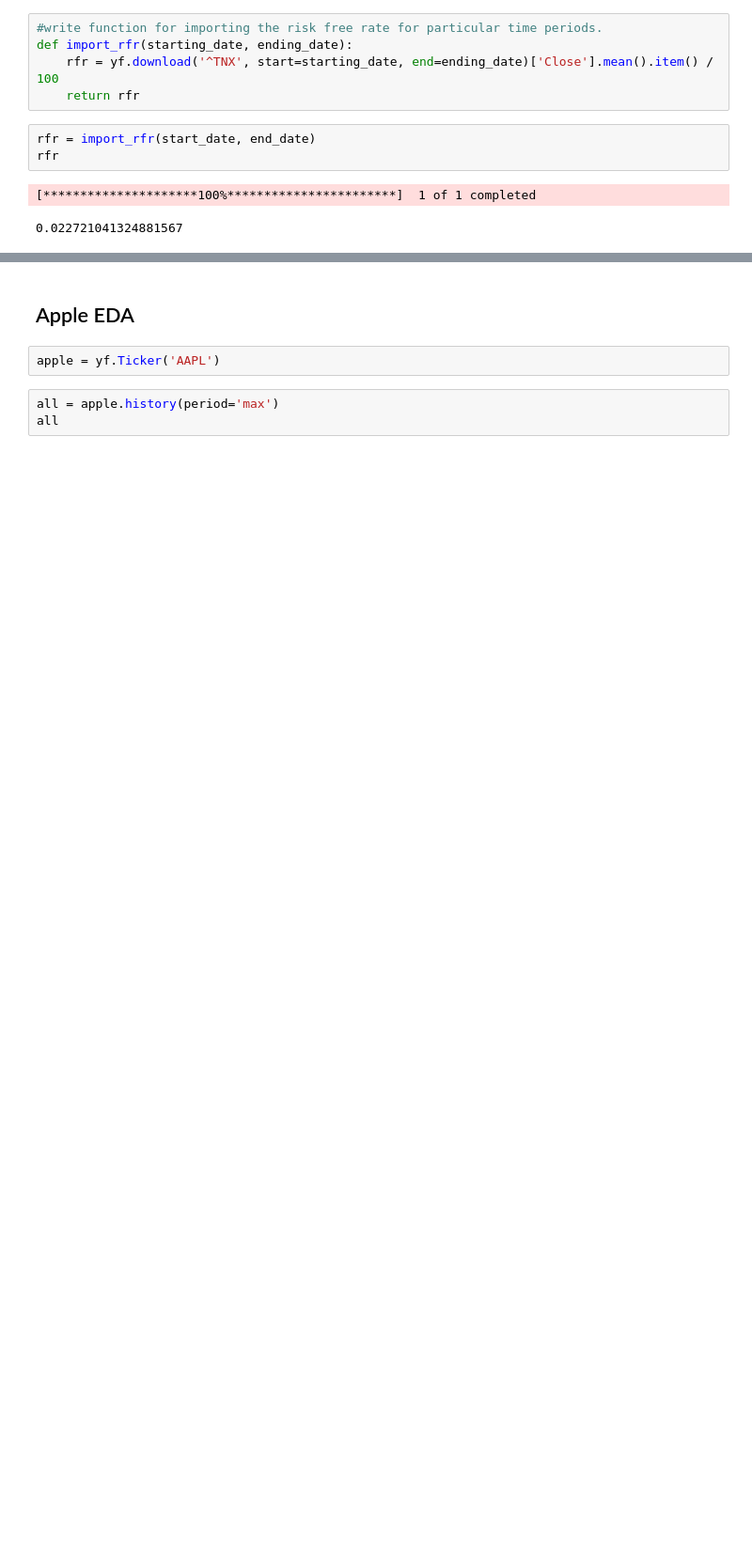
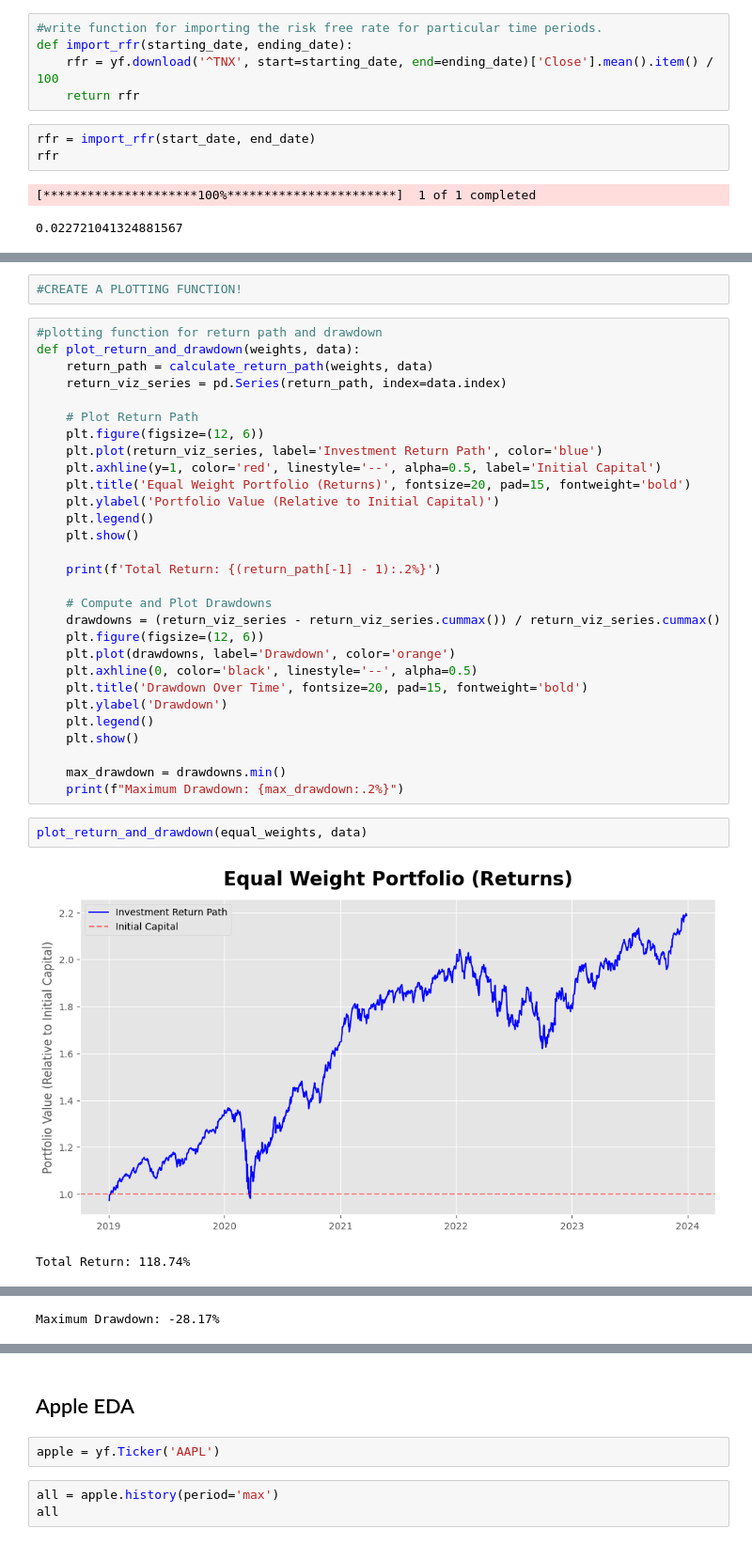
Before and after one commit to szymon-ml/quant-portfolio-analysis, a Jupyter notebook: notebooks/02_importing_data.ipynb, the cells around one changed output, grey strips where cells are left out. Shown at 94% size. Saved outputs shown, nothing was run; the diff lists cells and outputs as text; blank space fills up the shorter version.

Commit message:
computed benchmarks and begun optimization

```diff
--- a/notebooks/02_importing_data.ipynb
+++ b/notebooks/02_importing_data.ipynb
@@ -672,0 +722,36 @@ np.float64(0.840505573454031)
+# %%
+#CREATE A PLOTTING FUNCTION!
+# %%
+#plotting function for return path and drawdown
+def plot_return_and_drawdown(weights, data):
+    return_path = calculate_return_path(weights, data)
+    return_viz_series = pd.Series(return_path, index=data.index)
+
+    # Plot Return Path
+    plt.figure(figsize=(12, 6))
+    plt.plot(return_viz_series, label='Investment Return Path', color='blue')
+    plt.axhline(y=1, color='red', linestyle='--', alpha=0.5, label='Initial Capital')
+    plt.title('Equal Weight Portfolio (Returns)', fontsize=20, pad=15, fontweight='bold')
+    plt.ylabel('Portfolio Value (Relative to Initial Capital)')
+    plt.legend()
+    plt.show()
+
+    print(f'Total Return: {(return_path[-1] - 1):.2%}')
+
+    # Compute and Plot Drawdowns
+    drawdowns = (return_viz_series - return_viz_series.cummax()) / return_viz_series.cummax()
+    plt.figure(figsize=(12, 6))
+    plt.plot(drawdowns, label='Drawdown', color='orange')
+    plt.axhline(0, color='black', linestyle='--', alpha=0.5)
+    plt.title('Drawdown Over Time', fontsize=20, pad=15, fontweight='bold')
+    plt.ylabel('Drawdown')
+    plt.legend()
+    plt.show()
+
+    max_drawdown = drawdowns.min()
+    print(f"Maximum Drawdown: {max_drawdown:.2%}")
+# %%
+plot_return_and_drawdown(equal_weights, data)
+# %% [output]
+[figure, added]
+Total Return: 118.74%
@@ -672,0 +759 @@ np.float64(0.840505573454031)
+Maximum Drawdown: -28.17%
```
Also changed, not shown: parts of 66 cells of this notebook.
